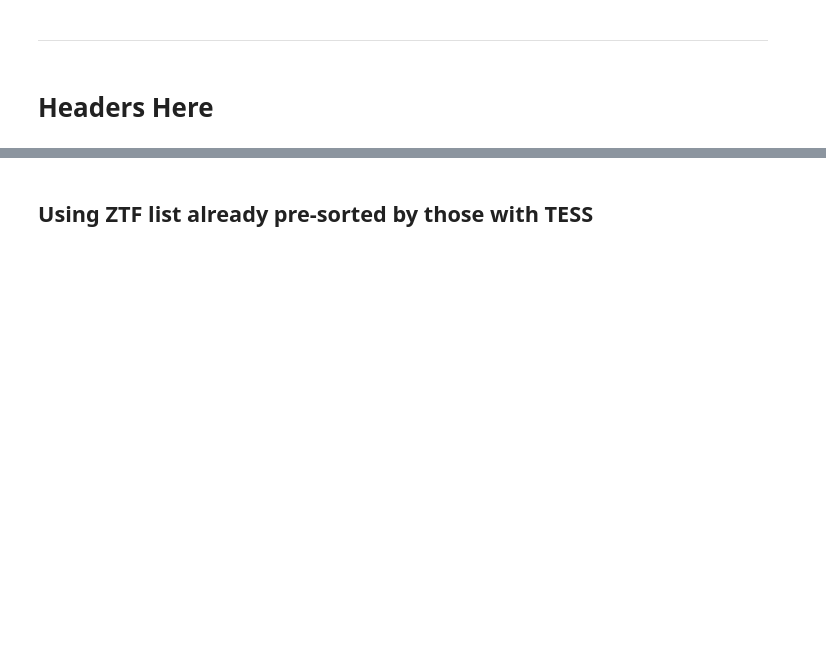
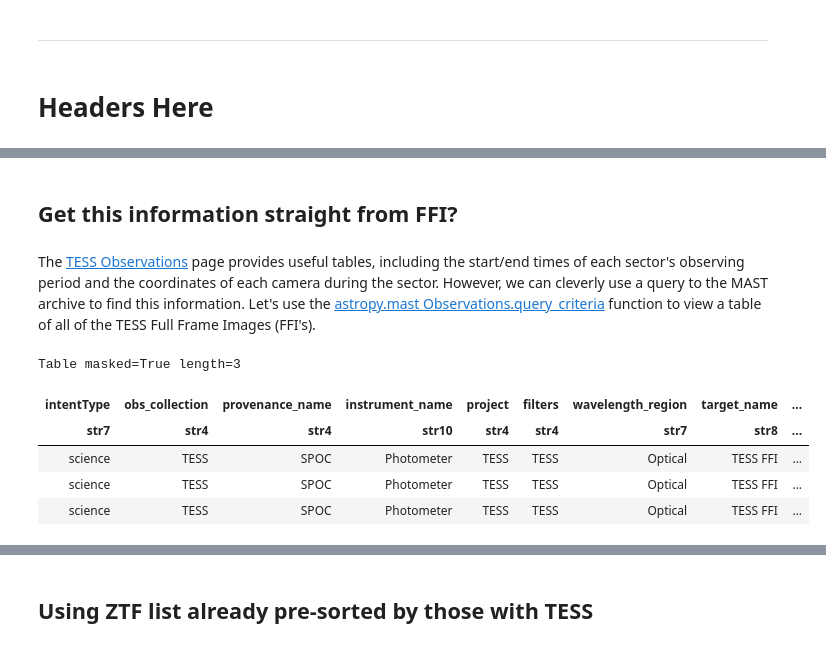
Before and after one commit to spacetelescope/project-tikebook, a Jupyter notebook: transients_nearby_galaxies/transients_nearby_galaxies.ipynb, the cells around one changed output, grey strips where cells are left out. Drawn from its saved outputs; the diff is of its cells as text; code cells hidden in the pictures; blank space fills up the shorter version.

```diff
--- a/transients_nearby_galaxies/transients_nearby_galaxies.ipynb
+++ b/transients_nearby_galaxies/transients_nearby_galaxies.ipynb
@@ -68,0 +125,15 @@ from astropy.coordinates import SkyCoord
+# %% [markdown]
+## Get this information straight from FFI?
+# %% [markdown]
+The [TESS Observations](https://tess.mit.edu/observations/) page provides useful tables, including the start/end times of each sector's observing period and the coordinates of each camera during the sector. However, we can cleverly use a query to the MAST archive to find this information. Let's use the [astropy.mast Observations.query_criteria](https://astroquery.readthedocs.io/en/latest/mast/mast.html#observation-criteria-queries) function to view a table of all of the TESS Full Frame Images (FFI's).
+# %%
+# This query is very fast
+FFIs = Observations.query_criteria(project='TESS',target_name='TESS FFI')
+FFIs[0:3]
+# %% [output]
+Table masked=True length=3
+| intentType | obs_collection | provenance_name | instrument_name | project | filters | wavelength_region | target_name | ... |
+| str7 | str4 | str4 | str10 | str4 | str4 | str7 | str8 | ... |
+| science | TESS | SPOC | Photometer | TESS | TESS | Optical | TESS FFI | ... |
+| science | TESS | SPOC | Photometer | TESS | TESS | Optical | TESS FFI | ... |
+| science | TESS | SPOC | Photometer | TESS | TESS | Optical | TESS FFI | ... |
```
Also changed, not shown: parts of 15 cells of this notebook.
